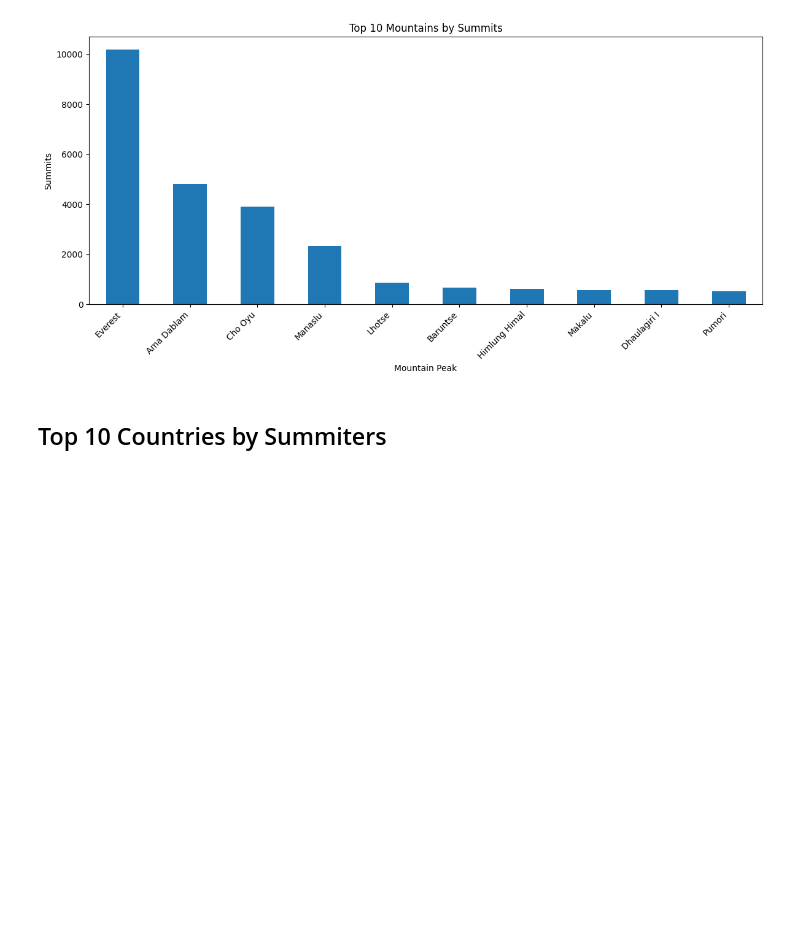
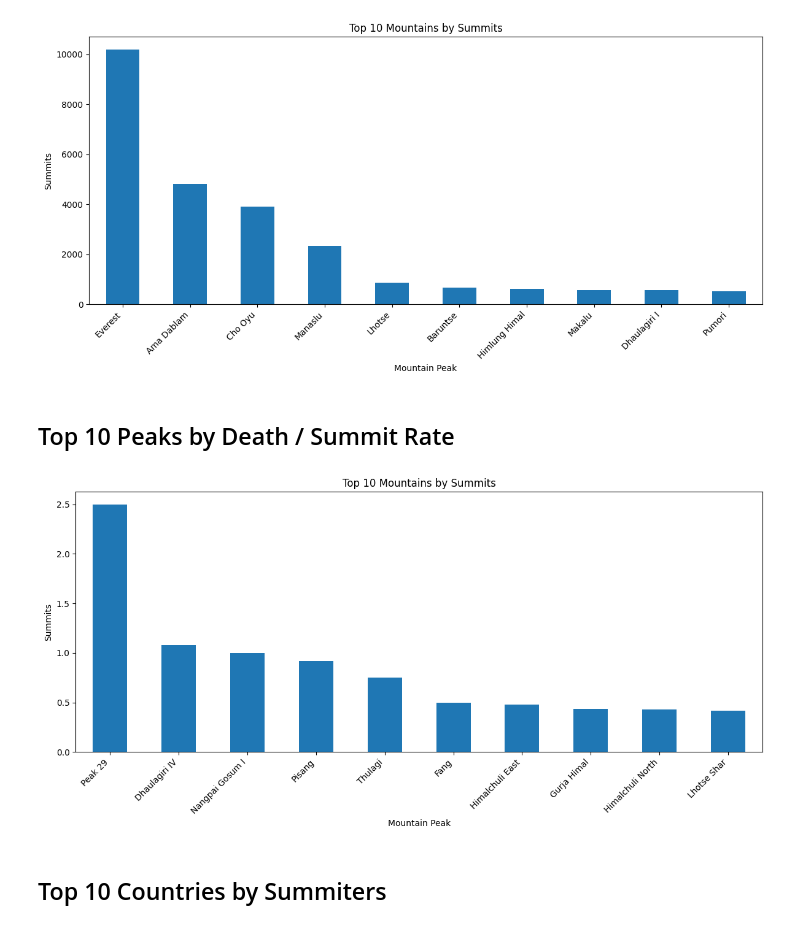
Before and after one commit to DmytroRi/himalayan_expeditions, a Jupyter notebook: HimalayaInsights.ipynb, the cells around one changed output. Saved outputs shown, nothing was run; the diff lists cells and outputs as text; code cells hidden in the pictures; blank space fills up the shorter version.

Commit message:
Death/Summit Rate

```diff
--- a/HimalayaInsights.ipynb
+++ b/HimalayaInsights.ipynb
@@ -271,6 +271,22 @@ plt.tight_layout()
 plt.show()
 # %% [output]
 [figure]
+# %% [markdown]
+## Top 10 Peaks by Death / Summit Rate
+# %%
+death_summit_rate = deaths_per_peak/summit_per_peak
+top10 = death_summit_rate.sort_values(ascending=False).head(10)
+
+plt.figure(figsize=(12, 6))
+top10.plot(kind='bar')
+plt.title('Top 10 Mountains by Summits')
+plt.xlabel('Mountain Peak')
+plt.ylabel('Summits')
+plt.xticks(rotation=45, ha='right')
+plt.tight_layout()
+plt.show()
+# %% [output]
+[figure, added]
 # %% [markdown]
 ## Top 10 Countries by Summiters
 # %%
```
